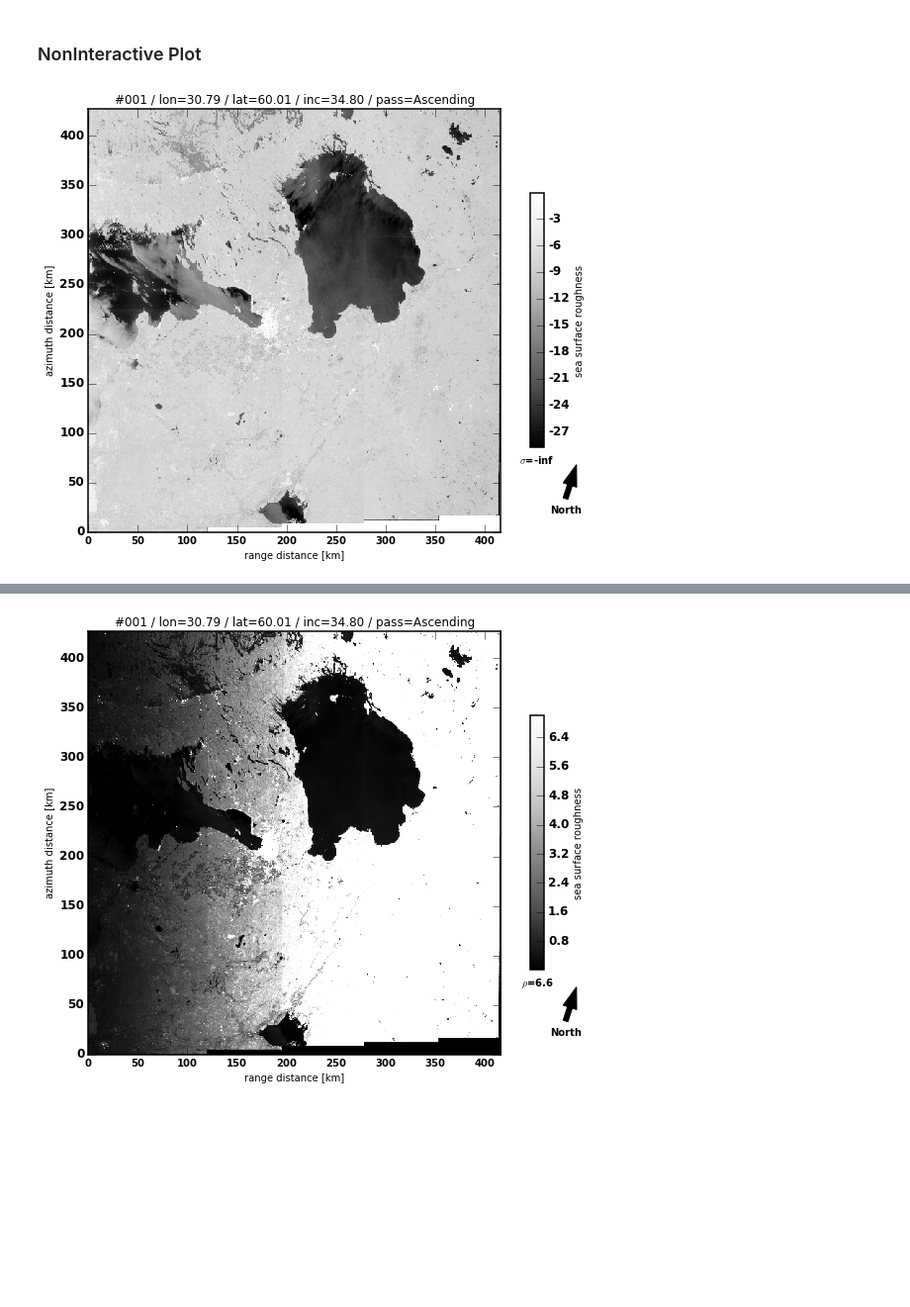
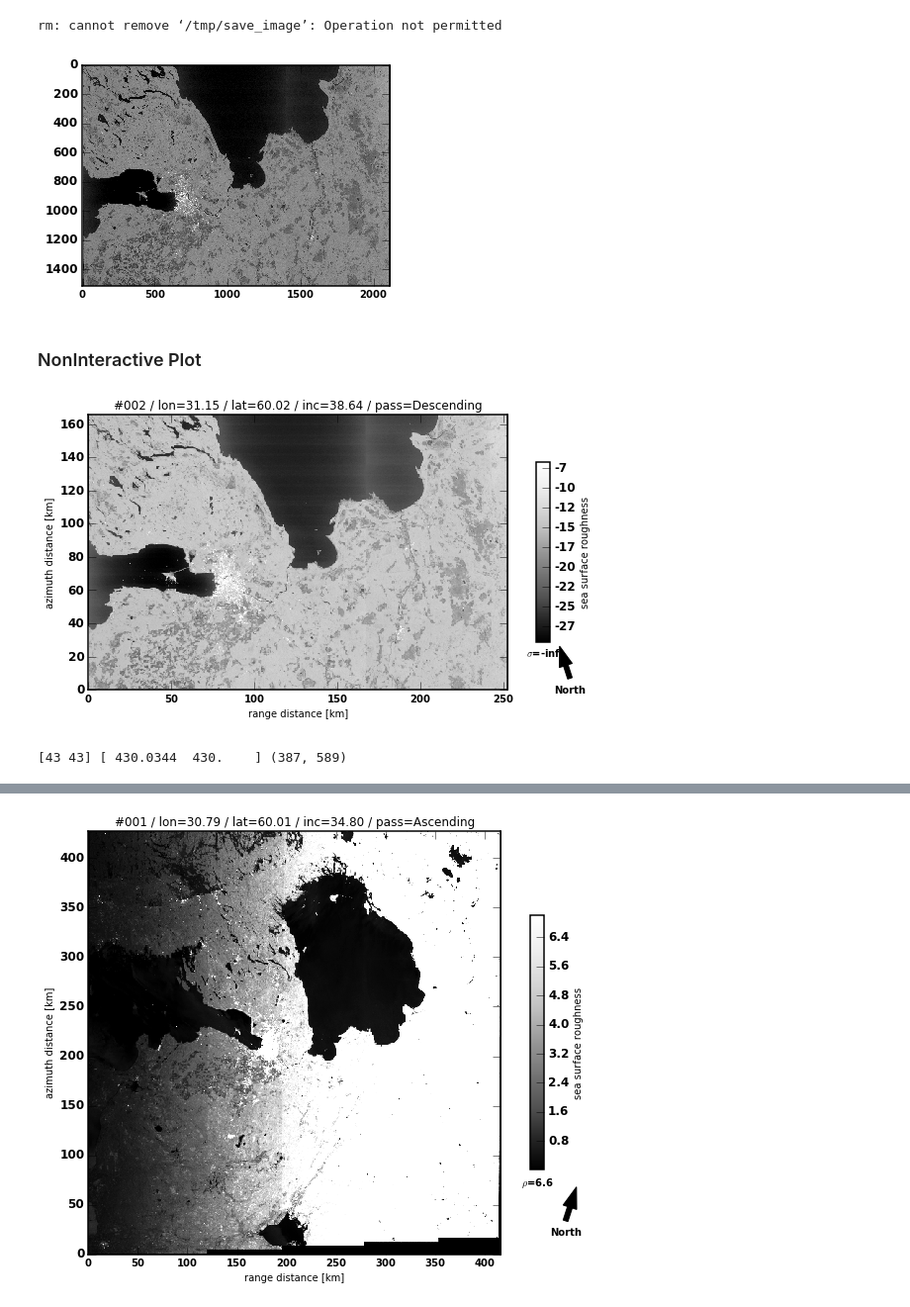
Before and after one commit to magican/PySOL, a Jupyter notebook: notebooks/Sentinel-1/Cerbere_pySAR_example.ipynb, the cells around one changed output, grey strips where cells are left out. Shown at 99% size. Saved outputs shown, nothing was run; the diff lists cells and outputs as text; code cells hidden in the pictures; blank space fills up the shorter version.

Commit message:
Added averaging pixels when scaling the large initial image to a smaller one

```diff
--- a/notebooks/Sentinel-1/Cerbere_pySAR_example.ipynb
+++ b/notebooks/Sentinel-1/Cerbere_pySAR_example.ipynb
@@ -15,31 +15,48 @@ import sys
 sys.path.append('/home/mag/Documents/repos/solab/PySOL/pySAR/')
 sys.path.append('/home/mag/Documents/repos/solab/PySOL/cerbere/')
 
+import os
+
 # reload(sar.utils.factory)
 # reload(sar.data.sarimage)
 
 from sar.utils.factory import sarmapper
 from sar.data.sarimage import SARImage
 
-# Unzipped
-pn  = '/media/SOLabNFS2/tmp/different_SAR/sentinel-1/S1A_IW_GRDH_1SDV_20150519T213443_20150519T213512_005996_007BA4_89FC.SAFE/measurement/'
-fn = 's1a-iw-grd-vh-20150519t213443-20150519t213512-005996-007ba4-002.tiff'
+# # Unzipped
+# pn  = '/media/SOLabNFS2/tmp/different_SAR/sentinel-1/S1A_IW_GRDH_1SDV_20150519T213443_20150519T213512_005996_007BA4_89FC.SAFE/measurement/'
+# fn = 's1a-iw-grd-vh-20150519t213443-20150519t213512-005996-007ba4-002.tiff'
 
-# Zipped
-pn  = '/media/SOLabNFS2/tmp/different_SAR/sentinel-1/Ania_Ladoga_29_May_2015/'
-fn = 'S1A_EW_GRDM_1SDH_20150517T153117_20150517T153221_005963_007AED_56B0.zip'
+# # Zipped
+# pn = '/media/SOLabNFS2/tmp/different_SAR/sentinel-1/'
+# fn = 'S1A_IW_GRDH_1SDV_20150519T213443_20150519T213512_005996_007BA4_89FC.zip'
 
-from zipfile import ZipFile
-import tempfile
-import shutil
-try:
-    tmpFldr = tempfile.mkdtemp()  # create tmpdir
-    with ZipFile(pn+fn, "r") as zf:
-        for name in zf.namelist():
-            localFilePath = zf.extract(name, tmpFldr)
-#             print localFilePath
-    tiffs = [s for s in zf.namelist() if ".tiff" in s]
-    zf.close()
-except Exception:
-    Exception.message
+pn = '/media/SOLabNFS2/tmp/different_SAR/sentinel-1/'
+fn = 'S1A_IW_GRDH_1SDV_20150622T041659_20150622T041724_006481_008978_48EC.zip'
+
+ext = os.path.splitext(fn)[1].lower()
+if ext == '.tiff':
+    fileName = [pn + fn]
+elif ext == '.zip':
+    from zipfile import ZipFile
+    import tempfile
+    import shutil
+    try:
+        tmpFldr = tempfile.mkdtemp()  # create tmpdir
+        with ZipFile(pn+fn, "r") as zf:
+            for name in zf.namelist():
+                localFilePath = zf.extract(name, tmpFldr)
+    #             print localFilePath
+        tiffs = [s for s in zf.namelist() if ".tiff" in s]
+        zf.close()
+    except Exception:
+        Exception.message
+
+    # Construct filename to process
+    if len(tiffs) == 2:
+        fileName = [tmpFldr + '/' + tiffs[0], tmpFldr + '/' + tiffs[1]]
+    else:
+        fileName = tmpFldr + '/' + tiffs
+# %% [output]
+rm: cannot remove ‘/tmp/save_image’: Operation not permitted
 # %%
@@ -58,3 +69,9 @@ spacing = int0(sarim.meters2pixels(spacing_m))
+# %%
+plt.close('all')
+plt.imshow(10*log10(fliplr(sigma0)), interpolation='nearest', vmin=-27, vmax=-3)
+plt.gray()
+# %% [output]
+[figure, added]
 # %%
 # shutil.rmtree(tmpFldr)  # delete directory
 # !rm -rf /tmp/*
@@ -106,32 +123,36 @@ figsize = array((900, imsize[1]+2*margin[1]))
 imsizeN = imsize.astype('float')/figsize
 marginN = margin.astype('float')/figsize
 
 fig = plt.figure(figsize=figsize.astype('float')/dpi, dpi=dpi)
 imax = fig.add_axes([marginN[0], marginN[1], imsizeN[0], imsizeN[1]])
 imax.set_xlim(0, dist[1])
 imax.set_ylim(0, dist[0])
 plt.imshow(sigma0, origin='lower', interpolation='nearest', vmin=vmin,
             vmax=vmax, cmap=cm.get_cmap('Greys_r'),
             extent=[0, dist[1], 0, dist[0]], aspect='auto')
 imax.set_xlabel('range distance [km]')
 imax.set_ylabel('azimuth distance [km]')
 tit = '#%03i / lon=%.2f / lat=%.2f / inc=%.2f / pass=%s' % (im_num, lon, lat, inc, sarim.get_info('pass'))
 imax.set_title(tit)
 
 # Add colorbar
 cbax = fig.add_axes([1-0.75*marginN[0], .25, 20./figsize[0], .50])
 plt.colorbar(label='sea surface roughness', cax=cbax, format='%i')
-meanstr = r'$\sigma$=%.1f' % sigma0.mean()
+meanstr = r'$\sigma$=%.f' % sigma0.mean()
 cbax.text(0.5, -0.025, meanstr, ha='center', va='top')
 
 # Add north
 cpsizeN = (margin[0]-margin[1])/figsize.astype('float')
 cpax = fig.add_axes([1-0.75*marginN[0], 0.15-cpsizeN[1]/2, cpsizeN[0], cpsizeN[1]])
 plt.arrow(.5, .5, .5*cos(north*pi/180),
           .5*sin(north*pi/180), facecolor='black',
           width=0.07, length_includes_head=True,
           head_width=0.2, head_length=0.3)
 plt.annotate('North', (.5, .4), ha='center', va='top')
 cpax.set_axis_off()
 # %% [output]
-[figure, old version]
+[figure, new version]
+# %%
+print spacing, spacing_m, sigma0.shape,
+# %% [output]
+[43 43] [ 430.0344  430.    ] (387, 589)
```
Also changed, not shown: parts of 3 cells of this notebook, 5 other files.
